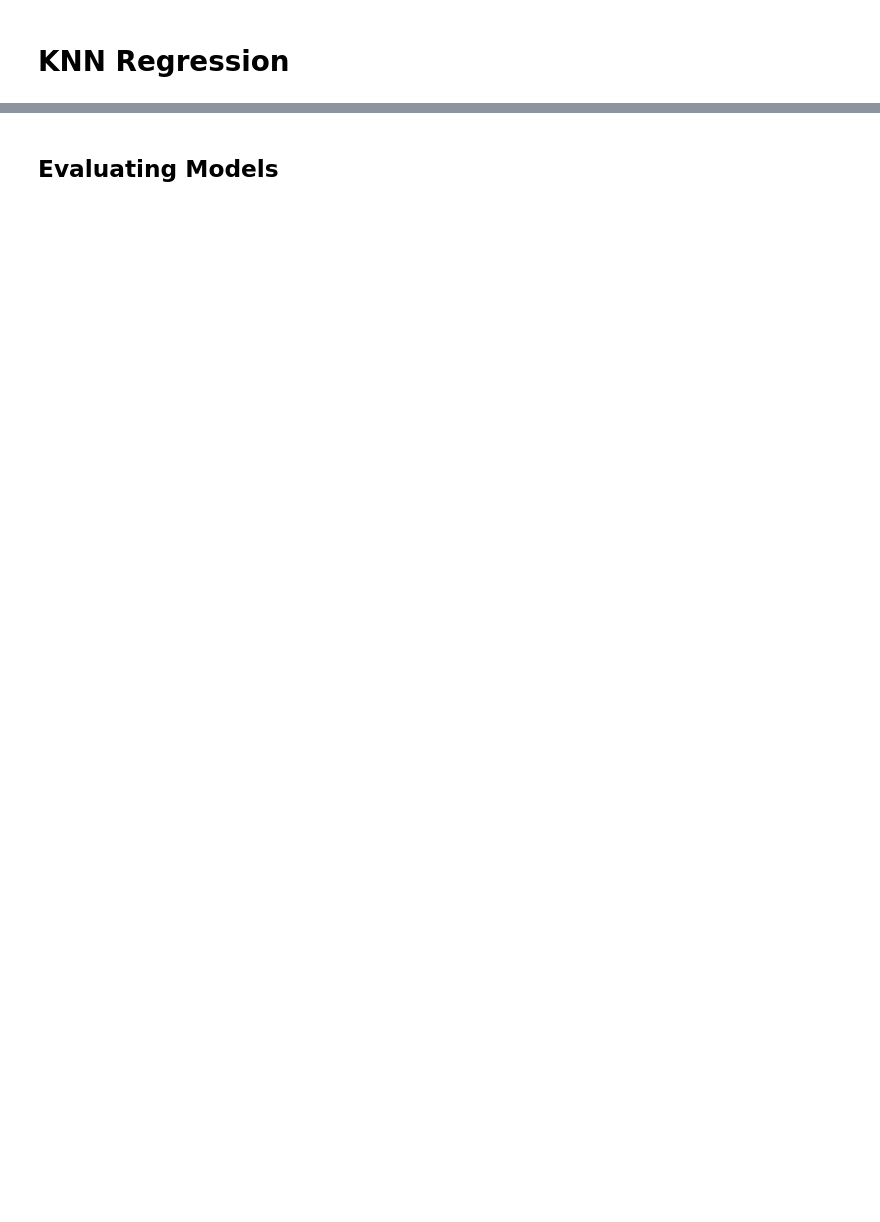
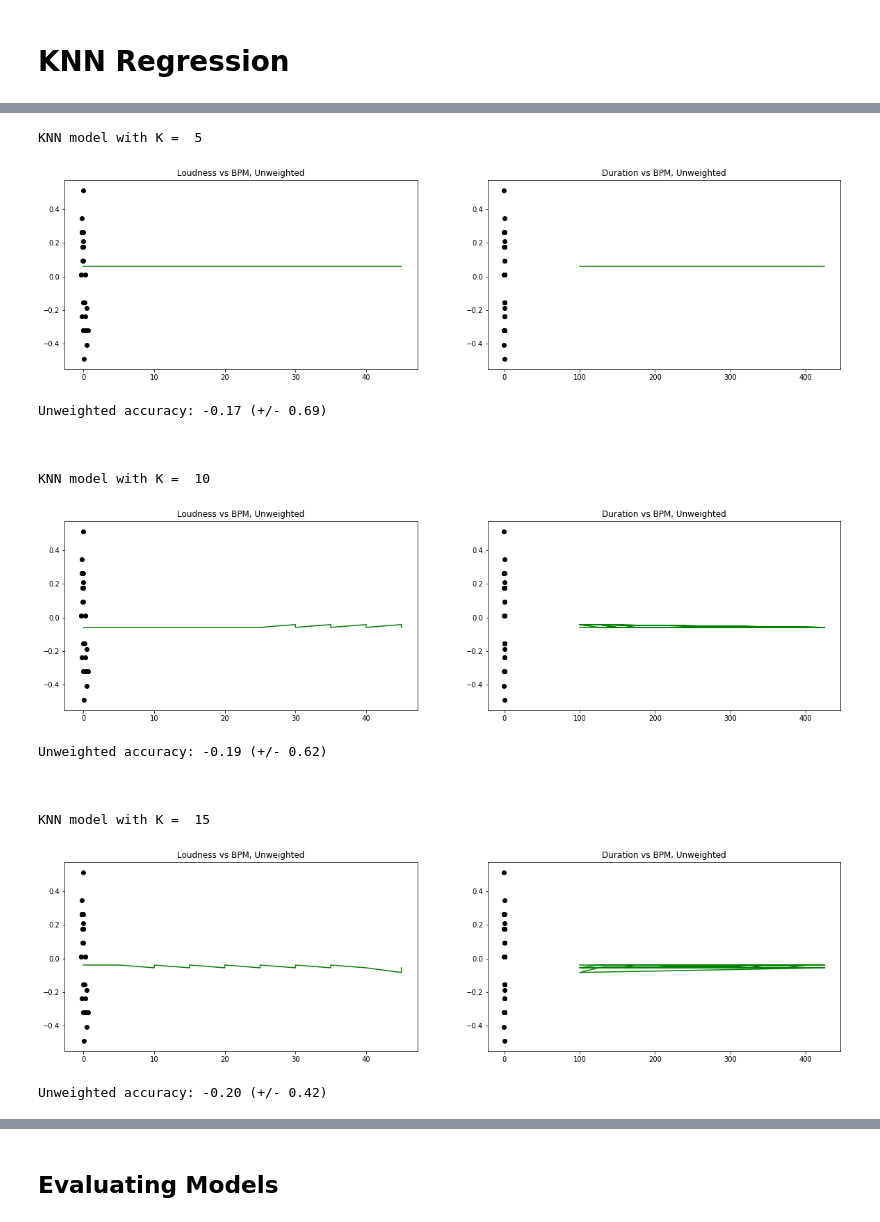
Before and after one commit to esthersweon/thinkful, a Jupyter notebook: main/unit_3/lesson_1_project_3.ipynb, the cells around one changed output, grey strips where cells are left out. Saved outputs shown, nothing was run; the diff lists cells and outputs as text; code cells hidden in the pictures; blank space fills up the shorter version.

```diff
--- a/main/unit_3/lesson_1_project_3.ipynb
+++ b/main/unit_3/lesson_1_project_3.ipynb
@@ -67,0 +173,3 @@ plt.show()
+# %%
+music_norm = (music - music.mean()) / (music.max() - music.min())
+music_norm.head()
@@ -67,0 +183,20 @@ plt.show()
+# %%
+knn_model(5, music_norm)
+knn_model(10, music_norm)
+knn_model(15, music_norm)
+# %% [output]
+KNN model with K =  5
+[figure, added]
+Unweighted accuracy: -0.17 (+/- 0.69)
+
+
+
+KNN model with K =  10
+[figure, added]
+Unweighted accuracy: -0.19 (+/- 0.62)
+
+
+
+KNN model with K =  15
+[figure, added]
+Unweighted accuracy: -0.20 (+/- 0.42)
```
Also changed, not shown: parts of 11 cells of this notebook, 11 other files.
